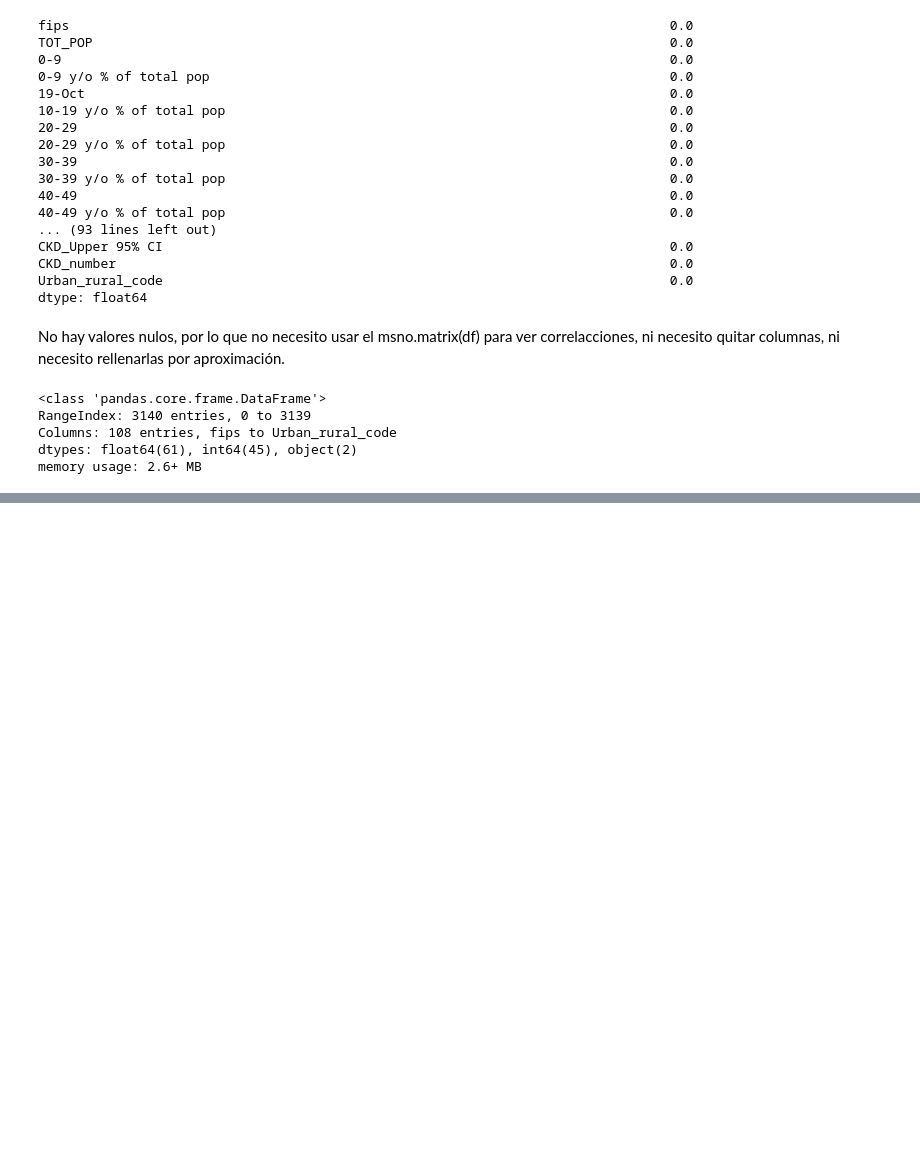
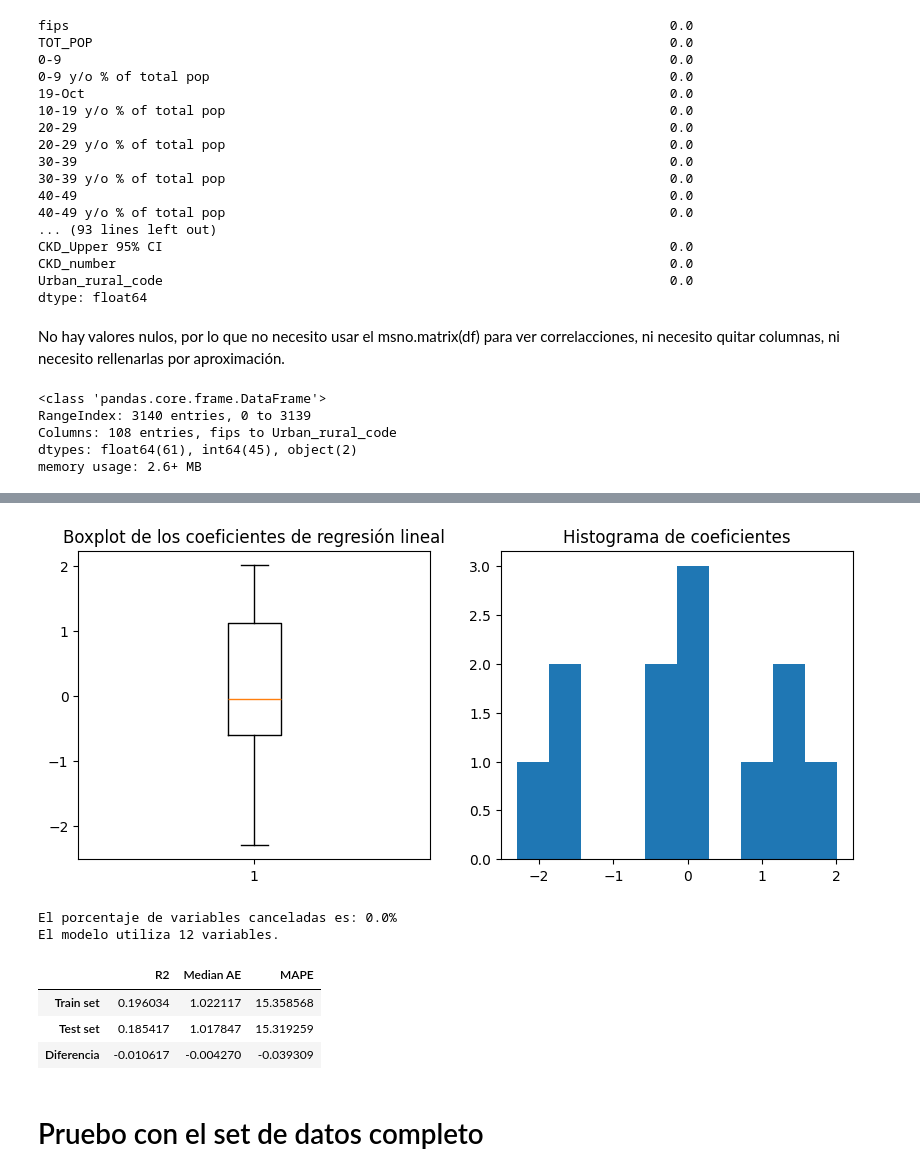
Before and after one commit to 4GeeksAcademy/Regularized-linear-regression_Marina, a Jupyter notebook: src/explore.ipynb, the cells around one changed output, grey strips where cells are left out. Saved outputs shown, nothing was run; the diff lists cells and outputs as text; code cells hidden in the pictures; blank space fills up the shorter version.

```diff
--- a/src/explore.ipynb
+++ b/src/explore.ipynb
@@ -160,0 +265,32 @@ plt.show()
+# %%
+m_ridge = RidgeCV(alphas=np.logspace(-6, 6, 10), cv=5).fit(X_train_scaled, y_train)
+
+# Realizamos predicciones sobre el conjunto de entrenamiento y de testeo
+yhat_train_ridge = m_ridge.predict(X_train_scaled)
+yhat_ridge = m_ridge.predict(X_test_scaled)
+# %%
+plt.figure(figsize=(10, 4))
+plt.subplot(1, 2, 1)
+plt.boxplot(m_ridge.coef_)
+plt.title('Boxplot de los coeficientes de regresión lineal')
+plt.subplot(1, 2, 2)
+plt.hist(m_ridge.coef_,10)
+plt.title('Histograma de coeficientes')
+plt.show()
+# %% [output]
+[figure, added]
+# %%
+print(f'El porcentaje de variables canceladas es: {round(len(m_ridge.coef_[np.abs(m_ridge.coef_)==0])/len(m_ridge.coef_)*100,2)}%')
+print(f'El modelo utiliza {len(m_ridge.coef_[np.abs(m_ridge.coef_)>0])} variables.')
+# %% [output]
+El porcentaje de variables canceladas es: 0.0%
+El modelo utiliza 12 variables.
+# %%
+get_metrics(yhat_ridge, y_test, yhat_train_ridge, y_train)
+# %% [output]
+|  | R2 | Median AE | MAPE |
+| Train set | 0.196034 | 1.022117 | 15.358568 |
+| Test set | 0.185417 | 1.017847 | 15.319259 |
+| Diferencia | -0.010617 | -0.004270 | -0.039309 |
+# %% [markdown]
+# Pruebo con el set de datos completo
```
Also changed, not shown: parts of 37 cells of this notebook.
